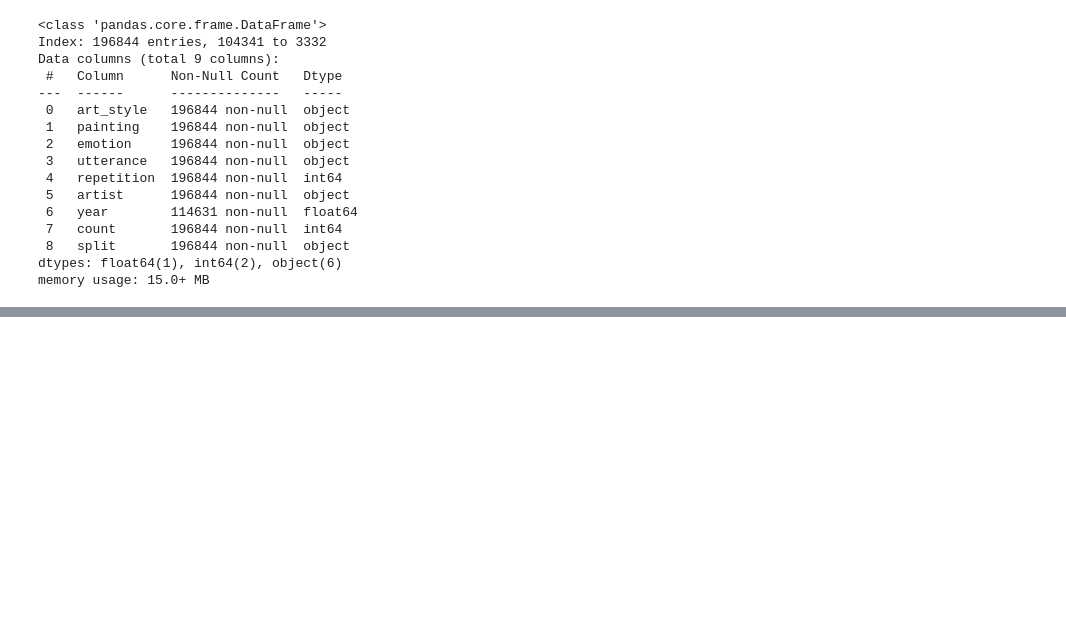
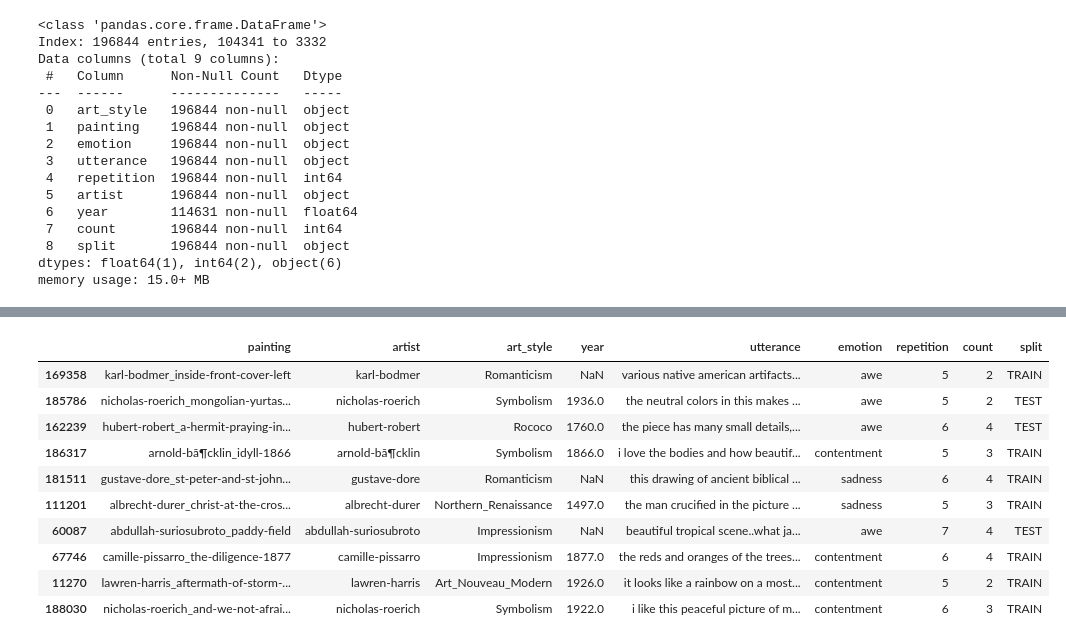
Before and after one commit to AlejandroCiuba/CS2756-Group-Project, a Jupyter notebook: Alejandro/preprocessing.ipynb, the cells around one changed output, grey strips where cells are left out. Cells and saved outputs as stored; diff of their text form; code cells hidden in the pictures; blank space fills up the shorter version.

```diff
--- a/Alejandro/preprocessing.ipynb
+++ b/Alejandro/preprocessing.ipynb
@@ -197,0 +269,14 @@ final_df.to_csv("../data/splits.csv", index=False)
+# %%
+train_small.head(10)
+# %% [output]
+|  | painting | artist | art_style | year | utterance | emotion | repetition | count | split |
+| 169358 | karl-bodmer_inside-front-cover-left | karl-bodmer | Romanticism | NaN | various native american artifacts... | awe | 5 | 2 | TRAIN |
+| 185786 | nicholas-roerich_mongolian-yurtas... | nicholas-roerich | Symbolism | 1936.0 | the neutral colors in this makes ... | awe | 5 | 2 | TEST |
+| 162239 | hubert-robert_a-hermit-praying-in... | hubert-robert | Rococo | 1760.0 | the piece has many small details,... | awe | 6 | 4 | TEST |
+| 186317 | arnold-bã¶cklin_idyll-1866 | arnold-bã¶cklin | Symbolism | 1866.0 | i love the bodies and how beautif... | contentment | 5 | 3 | TRAIN |
+| 181511 | gustave-dore_st-peter-and-st-john... | gustave-dore | Romanticism | NaN | this drawing of ancient biblical ... | sadness | 6 | 4 | TRAIN |
+| 111201 | albrecht-durer_christ-at-the-cros... | albrecht-durer | Northern_Renaissance | 1497.0 | the man crucified in the picture ... | sadness | 5 | 3 | TRAIN |
+| 60087 | abdullah-suriosubroto_paddy-field | abdullah-suriosubroto | Impressionism | NaN | beautiful tropical scene..what ja... | awe | 7 | 4 | TEST |
+| 67746 | camille-pissarro_the-diligence-1877 | camille-pissarro | Impressionism | 1877.0 | the reds and oranges of the trees... | contentment | 6 | 4 | TRAIN |
+| 11270 | lawren-harris_aftermath-of-storm-... | lawren-harris | Art_Nouveau_Modern | 1926.0 | it looks like a rainbow on a most... | contentment | 5 | 2 | TRAIN |
+| 188030 | nicholas-roerich_and-we-not-afrai... | nicholas-roerich | Symbolism | 1922.0 | i like this peaceful picture of m... | contentment | 6 | 3 | TRAIN |
```
Also changed, not shown: parts of 12 cells of this notebook.
